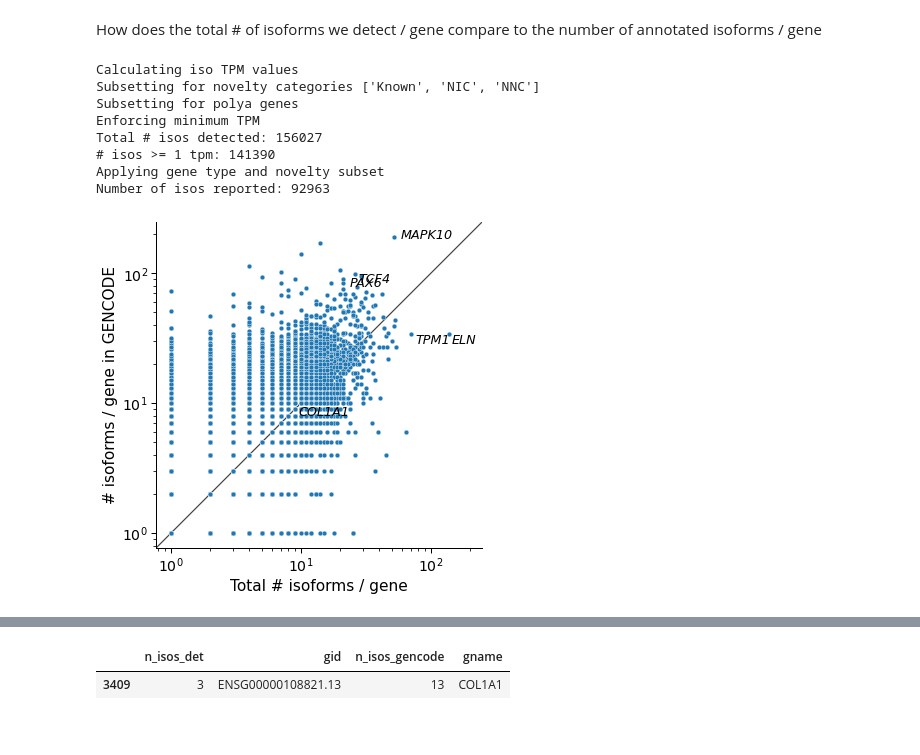
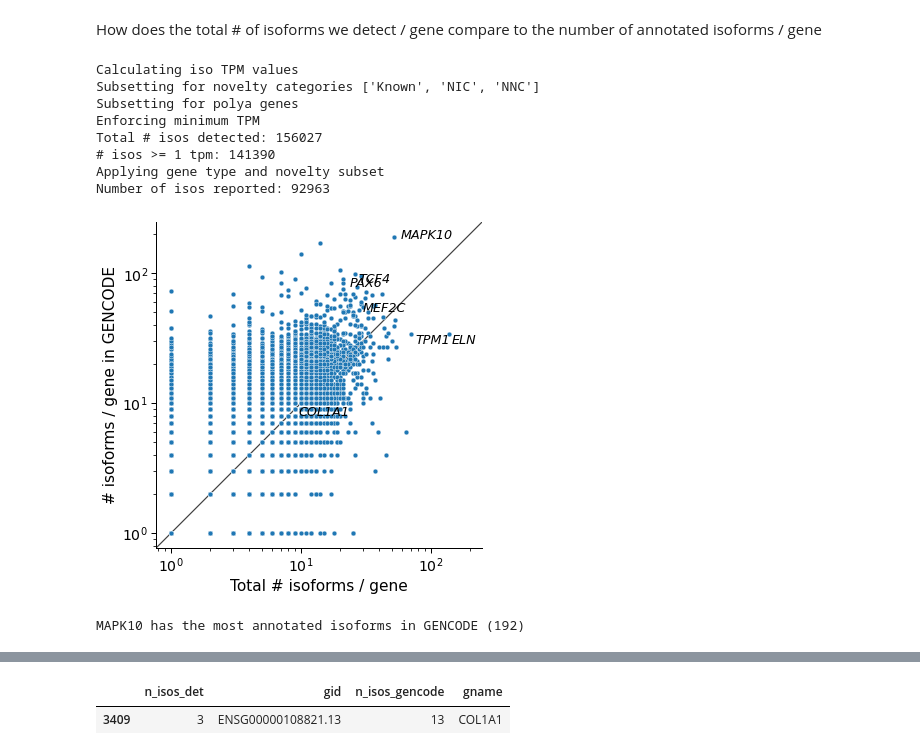
Before and after one commit to fairliereese/rnawg, a Jupyter notebook: lr_bulk/talon/iso_det.ipynb, the cells around one changed output, grey strips where cells are left out. Cells and saved outputs as stored; diff of their text form; code cells hidden in the pictures.

```diff
--- a/lr_bulk/talon/iso_det.ipynb
+++ b/lr_bulk/talon/iso_det.ipynb
@@ -394,21 +471,26 @@ Max # isoforms / gene / sample: 134.0
 How does the total # of isoforms we detect / gene compare to the number of annotated isoforms / gene
 # %%
 df = pd.read_csv('human_talon_abundance_filtered.tsv', sep='\t')
-genes = ['ELN', 'DES', 'TPM1',
+genes = ['ELN', 'DES', 'TPM1', 'MEF2C',
          'MYH7', 'MAPK10', 'PAX6', 'TCF4', 'COL1A1']
 df = plot_det_vs_gencode_isos(df,
                          min_tpm=1,
                          gene_subset='polya',
                          nov=['Known', 'NIC', 'NNC'],
                          label_genes=genes,
                          opref='figures/human')
 # %% [output]
 Calculating iso TPM values
 Subsetting for novelty categories ['Known', 'NIC', 'NNC']
 Subsetting for polya genes
 Enforcing minimum TPM
 Total # isos detected: 156027
 # isos >= 1 tpm: 141390
 Applying gene type and novelty subset
 Number of isos reported: 92963
-[figure, old version]
+[figure, new version]
+# %%
+entry = df.sort_values(by='n_isos_gencode', ascending=False).head(1)
+print('{} has the most annotated isoforms in GENCODE ({})'.format(entry.gname.values[0], entry.n_isos_gencode.values[0]))
+# %% [output]
+MAPK10 has the most annotated isoforms in GENCODE (192)
```
Also changed, not shown: parts of 22 cells of this notebook, 38 other files.
